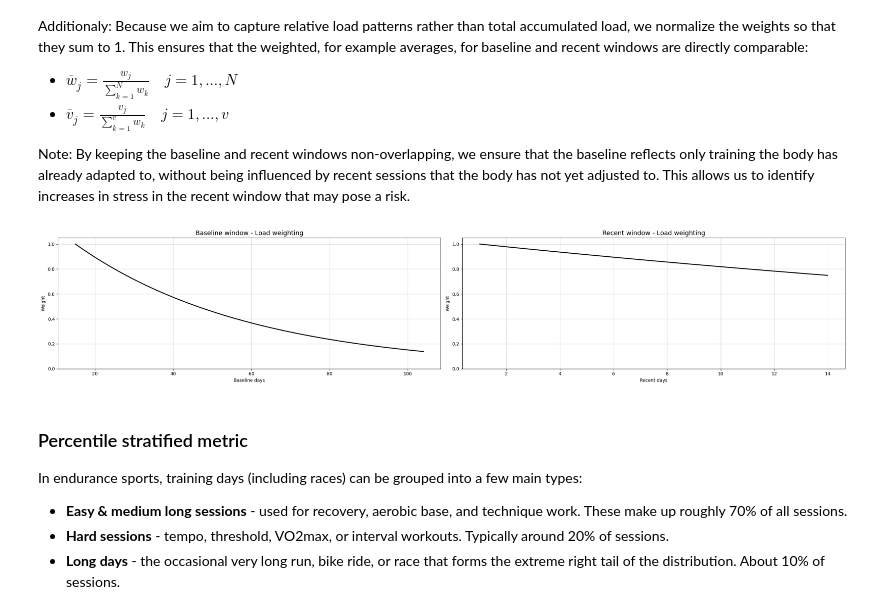
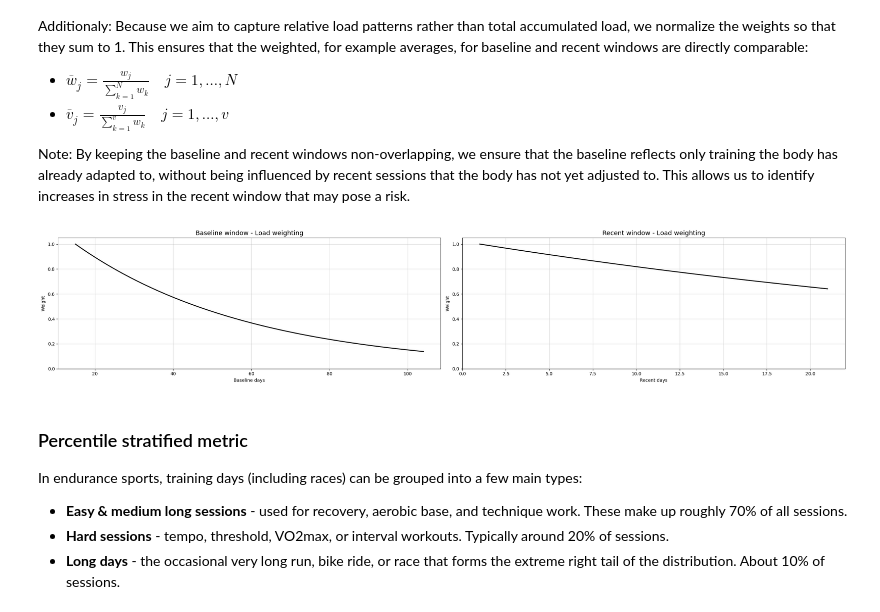
Before and after one commit to 1312Bravo/TrainingPeaks_customLog, a Jupyter notebook: analysis/relative_training_load/development.ipynb, the cells around one changed output. Drawn from its saved outputs; the diff is of its cells as text; code cells hidden in the pictures.

```diff
--- a/analysis/relative_training_load/development.ipynb
+++ b/analysis/relative_training_load/development.ipynb
@@ -227,7 +227,7 @@ Note: By keeping the baseline and recent windows non-overlapping, we ensure that
 # %%
 # Define parameters
 baseline_window = 90
-recent_window = 14
+recent_window = 21
 lambda_base = 0.978
 # %%
 # Define weights once for all
@@ -241,32 +241,32 @@ recent_window_normalized_weights = recent_window_weights / sum(recent_window_wei
 # %%
 # How do we weight the days?
 
 fig, ax = plt.subplots(1,2, figsize=(25,5))
 
 ax[0].set_title("Baseline window - Load weighting", fontsize=14)
-baseline_window_days = range(1, 91)
+baseline_window_days = range(1, baseline_window+1)
 baseline_window_weights = np.array([lambda_base ** (j-1) for j in baseline_window_days])
 # baseline_window_normalized_weights = baseline_window_weights / sum(baseline_window_weights)
 ax[0].plot(np.repeat(14, 90) + baseline_window_days, baseline_window_weights, color="black", linewidth=2)
 ax[0].set_xlabel("Baseline days")
 
 
 ax[1].set_title("Recent window - Load weighting", fontsize=14)
-recent_window_days = range(1, 15)
+recent_window_days = range(1, recent_window+1)
 recent_window_weights = np.array([lambda_base ** (j-1) for j in recent_window_days])
 # recent_window_normalized_weights = recent_window_weights / sum(recent_window_weights)
 ax[1].plot(recent_window_days, recent_window_weights, color="black", linewidth=2)
 ax[1].set_xlabel("Recent days")
 
 for i in [0,1]:
     ax[i].set_ylim(0,1.05)
     ax[i].set_ylabel("Weight")
     ax[i].grid(alpha=0.5)
 
 plt.tight_layout()
 plt.show()
 # %% [output]
-[figure, old version]
+[figure, new version]
 # %% [markdown]
 ### Percentile stratified metric
 
```
Also changed, not shown: parts of 17 cells of this notebook.
